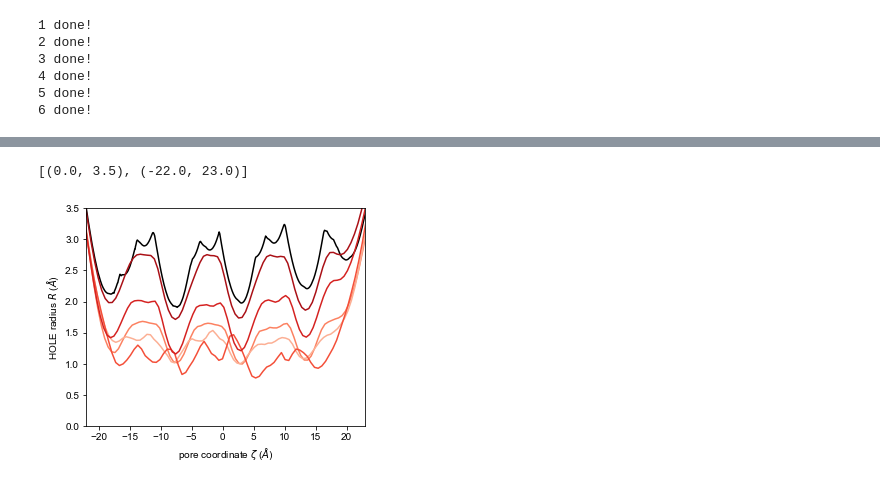
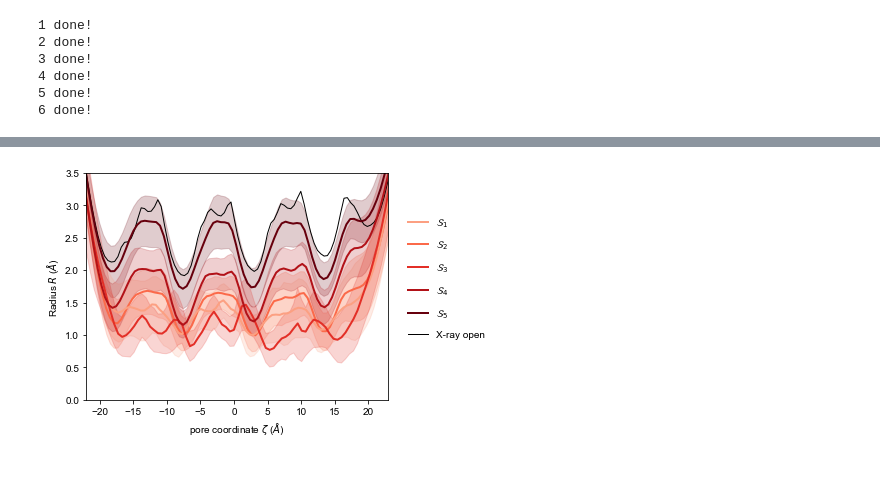
Before and after one commit to eric-jm-lang/10-ALKEIG, a Jupyter notebook: 12-Analysis_4/2-RMSD_based_MSM/Hole/5-Hole.ipynb, the cells around one changed output, grey strips where cells are left out. Saved outputs shown, nothing was run; the diff lists cells and outputs as text; code cells hidden in the pictures.

```diff
--- a/12-Analysis_4/2-RMSD_based_MSM/Hole/5-Hole.ipynb
+++ b/12-Analysis_4/2-RMSD_based_MSM/Hole/5-Hole.ipynb
@@ -199,13 +213,17 @@ with open('../pickled/2-Without_IPA/hole_std_r.pickle', 'wb') as outf:
+# %%
+zeta, mean_r,std_r=hole_calc('../../1-Trajectories/0-Parm_rst/closed6_dry_rot0.parm7',
+                             "../../1-Trajectories/0-Parm_rst/open10_dry.pdb", 1)
 # %%
 hexlist=[]
 
-cmap = cm.get_cmap("Reds", 8)    # PiYG
+cmap = cm.get_cmap("Reds", 7)    # PiYG
 
 for i in range(cmap.N):
     rgb = cmap(i)[:3] # will return rgba, we take only first 3 so we get rgb
     hexlist.append(matplotlib.colors.rgb2hex(rgb))
 sns.set_palette(hexlist)
 sns.palplot(sns.color_palette())
-# my_cmap_ipa=ListedColormap([hexlist[6],hexlist[3],hexlist[2],hexlist[4],hexlist[5]])
+
+# my_cmap_ipa=[hexlist[5],hexlist[2],hexlist[1],hexlist[3],hexlist[4]]
 my_cmap_ipa=[hexlist[6],hexlist[3],hexlist[2],hexlist[4],hexlist[5]]
 # %% [output]
@@ -224,14 +263,30 @@ hexlist
 # %%
-fig, ax = plt.subplots(figsize=(5,4))
+fig, ax = plt.subplots(figsize=(6.5,4))
+ax.plot(-zeta, mean_r, color='k', lw=1, label="X-ray open")
+
 for i in range(0,5):
-#     ax.fill_between(zeta_list_ipa[i], mean_r_list_ipa[i] - std_r_list_ipa[i],
-#                 mean_r_list_ipa[i] + std_r_list_ipa[i], color="blue", alpha=0.2)
-    ax.plot(zeta_list_ipa[i], mean_r_list_ipa[i], color=my_cmap_ipa[i], lw=1.5)
+    ax.fill_between(zeta_list_ipa[i], mean_r_list_ipa[i] - std_r_list_ipa[i],
+                mean_r_list_ipa[i] + std_r_list_ipa[i], color=my_cmap_ipa[i], alpha=0.2)
+    ax.plot(zeta_list_ipa[i], mean_r_list_ipa[i], color=my_cmap_ipa[i], lw=2,
+           label=r'$\mathcal{S}_%d$' % (labels_ipa[i]))
 
 ax.set_xlabel(r"pore coordinate $\zeta$ ($\AA$)")
 ax.set_ylabel(r"Radius $R$ ($\AA$)");
-ax = open_xray.plot(linewidth=1.5, color='k', label=False)
+
 ax.set(xlim=(-22, 23) , ylim=(0, 3.5))
+
+handles, labels = ax.get_legend_handles_labels()
+
+hl = sorted(zip(handles, labels),
+            key=operator.itemgetter(1))
+handles2, labels2 = zip(*hl)
+
+ax.legend(handles2, labels2,
+          loc='lower left', bbox_to_anchor= (1.05,0.25), ncol=1,
+          borderaxespad=0, frameon=False, labelspacing=1)
+
+
+fig.tight_layout()
+fig.savefig('../plots/1-With_IPA/21_hole_mean_std.png', dpi=600)
 # %% [output]
-[(0.0, 3.5), (-22.0, 23.0)]
-[figure, old version]
+[figure, new version]
```
Also changed, not shown: parts of 16 cells of this notebook, 47 other files.
